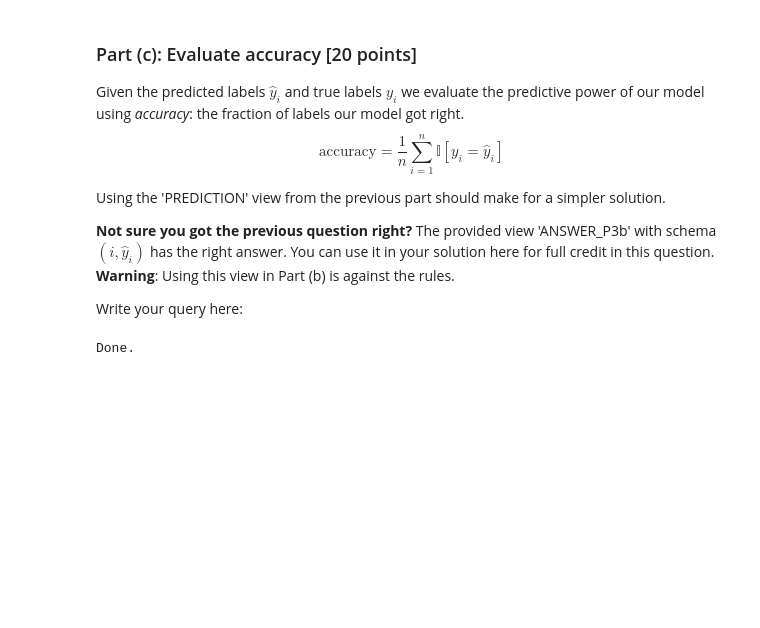
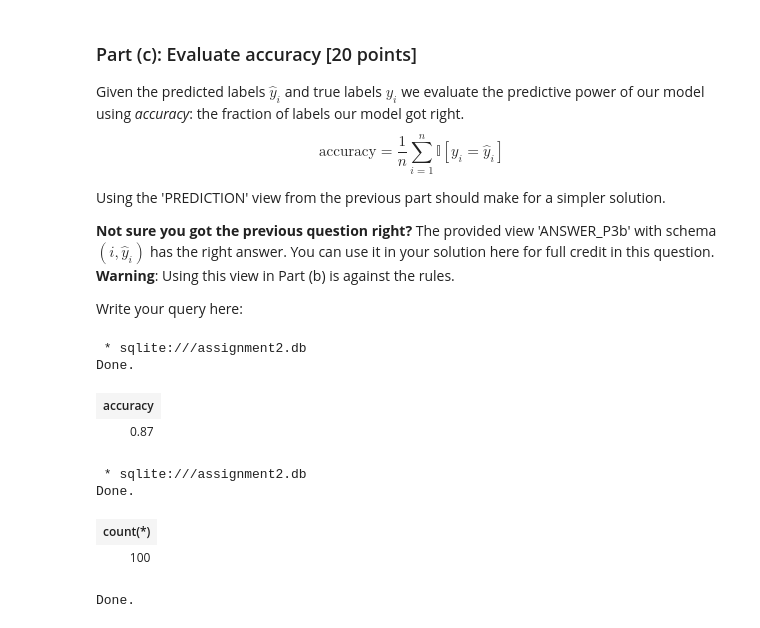
Before and after one commit to dyyfk/cs639_spring19, a Jupyter notebook: assignments/assignment2/assignment2.ipynb, the cells around one changed output. Saved outputs shown, nothing was run; the diff lists cells and outputs as text; code cells hidden in the pictures; blank space fills up the shorter version.

```diff
--- a/assignments/assignment2/assignment2.ipynb
+++ b/assignments/assignment2/assignment2.ipynb
@@ -512,6 +600,26 @@ Using the 'PREDICTION' view from the previous part should make for a simpler sol
 The provided view 'ANSWER_P3b' with schema $(i,\hat{y}_i)$ has the right answer. You can use it in your solution here for full credit in this question. **Warning**: Using this view in Part (b) is against the rules.
 
 Write your query here:
+# %%
+%%sql
+
+select distinct (select count(label) as count
+from (select * from iris) y, ANSWER_P3b ans
+where y.label =ans.val and ans.i = y.i)/ cast ((select count(i) from iris) as float) as accuracy
+from iris
+# %% [output]
+ * sqlite:///assignment2.db
+Done.
+| accuracy |
+| 0.87 |
+# %%
+%%sql
+select count(*) from PREDICTION
+# %% [output]
+ * sqlite:///assignment2.db
+Done.
+| count(*) |
+| 100 |
 # %%
 """
 Expected output below- don't re-evaluate this cell!
```
Also changed, not shown: parts of 11 cells of this notebook, 1 other file.
